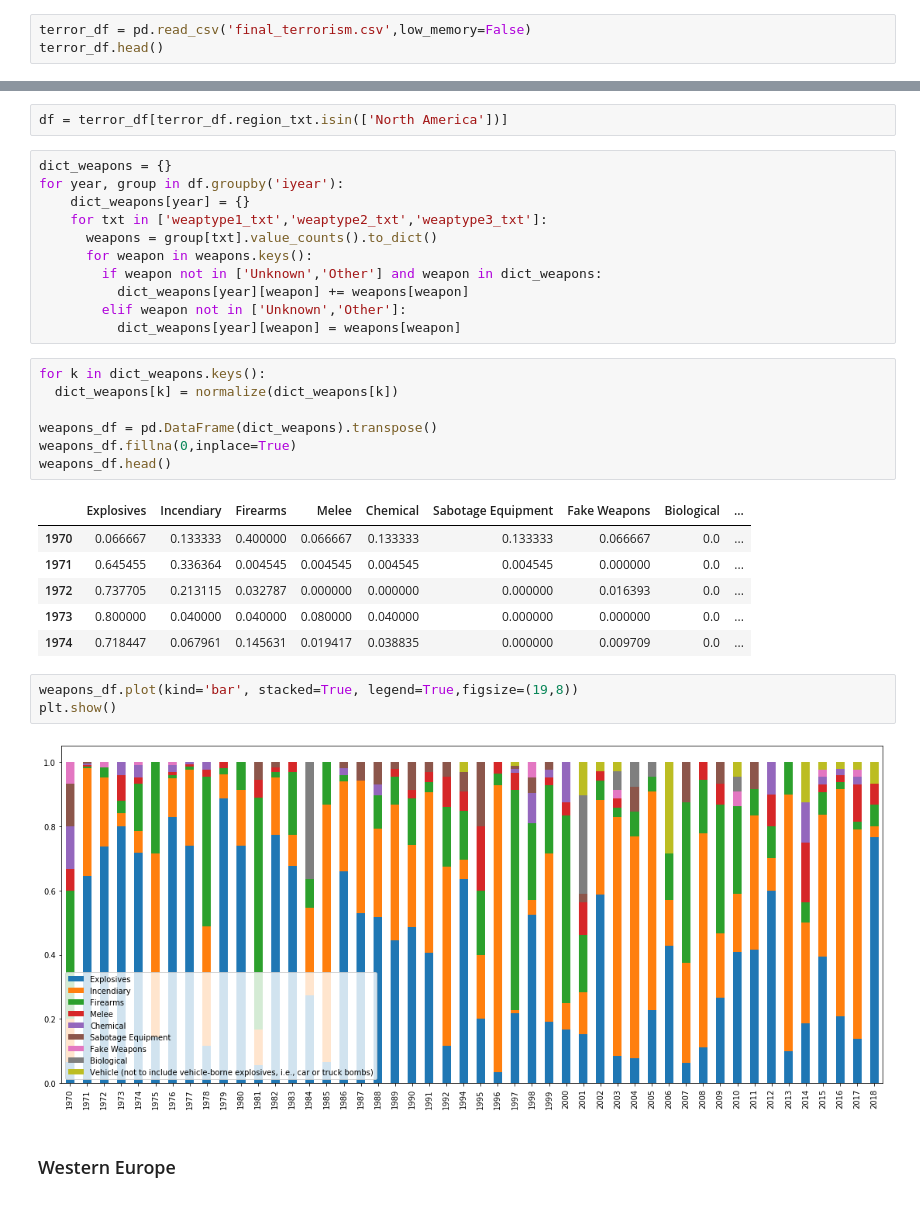
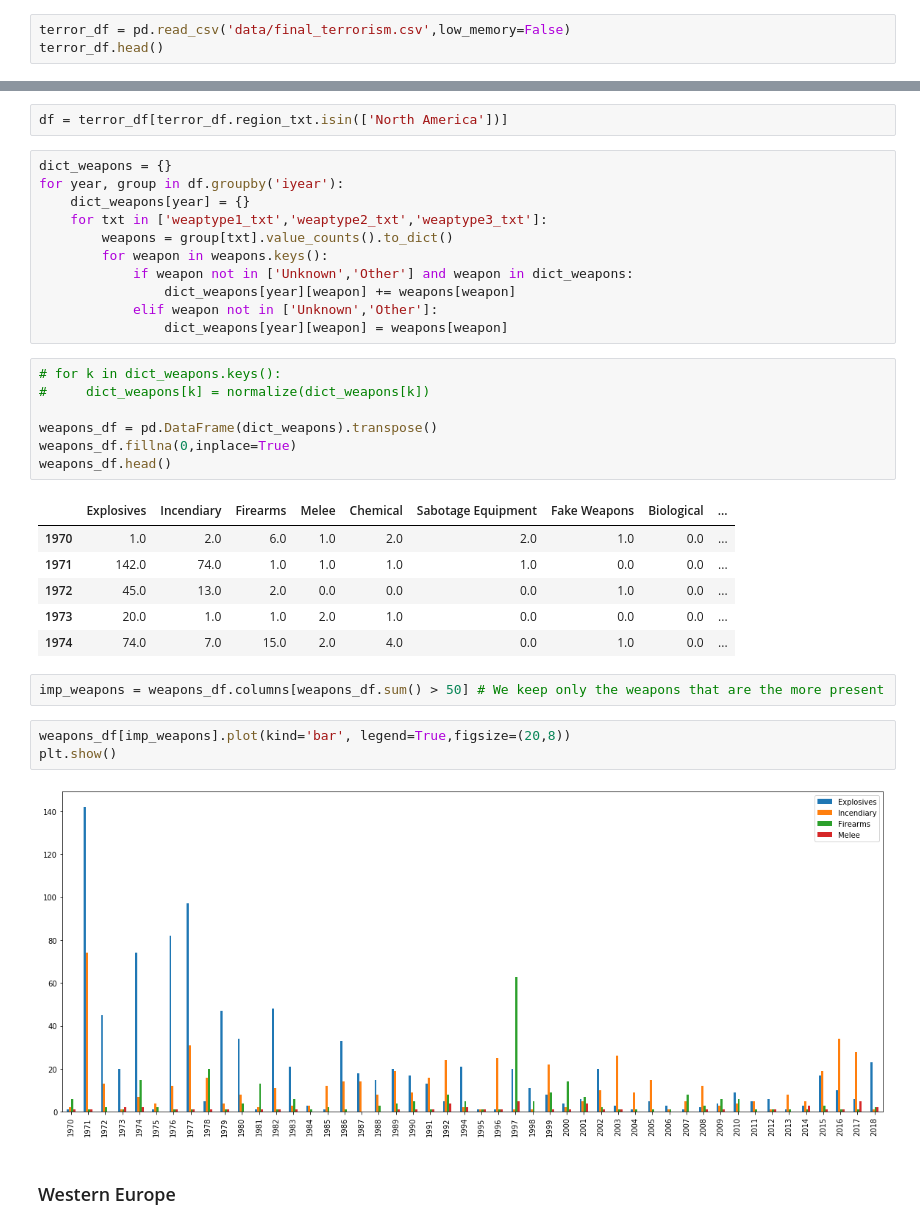
Before and after one commit to CharlesCoster/ada-project-terrorism-impact, a Jupyter notebook: part1.ipynb, the cells around one changed output, grey strips where cells are left out. Cells and saved outputs as stored; diff of their text form.

```diff
--- a/part1.ipynb
+++ b/part1.ipynb
@@ -8,5 +9,5 @@ import matplotlib.pyplot as plt
 # %%
-terror_df = pd.read_csv('final_terrorism.csv',low_memory=False)
+terror_df = pd.read_csv('data/final_terrorism.csv',low_memory=False)
 terror_df.head()
 # %% [output]
 |  | eventid | iyear | imonth | iday | country_txt | city | region_txt | attacktype1_txt | ... |
@@ -91,31 +84,33 @@ dict_weapons = {}
 for year, group in df.groupby('iyear'):
     dict_weapons[year] = {}
     for txt in ['weaptype1_txt','weaptype2_txt','weaptype3_txt']:
-      weapons = group[txt].value_counts().to_dict()
-      for weapon in weapons.keys():
-        if weapon not in ['Unknown','Other'] and weapon in dict_weapons:
-          dict_weapons[year][weapon] += weapons[weapon]
-        elif weapon not in ['Unknown','Other']:
-          dict_weapons[year][weapon] = weapons[weapon]
+        weapons = group[txt].value_counts().to_dict()
+        for weapon in weapons.keys():
+            if weapon not in ['Unknown','Other'] and weapon in dict_weapons:
+                dict_weapons[year][weapon] += weapons[weapon]
+            elif weapon not in ['Unknown','Other']:
+                dict_weapons[year][weapon] = weapons[weapon]
 # %%
-for k in dict_weapons.keys():
-  dict_weapons[k] = normalize(dict_weapons[k])
+# for k in dict_weapons.keys():
+#     dict_weapons[k] = normalize(dict_weapons[k])
 
 weapons_df = pd.DataFrame(dict_weapons).transpose()
 weapons_df.fillna(0,inplace=True)
 weapons_df.head()
 # %% [output]
 |  | Explosives | Incendiary | Firearms | Melee | Chemical | Sabotage Equipment | Fake Weapons | Biological | ... |
-| 1970 | 0.066667 | 0.133333 | 0.400000 | 0.066667 | 0.133333 | 0.133333 | 0.066667 | 0.0 | ... |
-| 1971 | 0.645455 | 0.336364 | 0.004545 | 0.004545 | 0.004545 | 0.004545 | 0.000000 | 0.0 | ... |
-| 1972 | 0.737705 | 0.213115 | 0.032787 | 0.000000 | 0.000000 | 0.000000 | 0.016393 | 0.0 | ... |
-| 1973 | 0.800000 | 0.040000 | 0.040000 | 0.080000 | 0.040000 | 0.000000 | 0.000000 | 0.0 | ... |
-| 1974 | 0.718447 | 0.067961 | 0.145631 | 0.019417 | 0.038835 | 0.000000 | 0.009709 | 0.0 | ... |
+| 1970 | 1.0 | 2.0 | 6.0 | 1.0 | 2.0 | 2.0 | 1.0 | 0.0 | ... |
+| 1971 | 142.0 | 74.0 | 1.0 | 1.0 | 1.0 | 1.0 | 0.0 | 0.0 | ... |
+| 1972 | 45.0 | 13.0 | 2.0 | 0.0 | 0.0 | 0.0 | 1.0 | 0.0 | ... |
+| 1973 | 20.0 | 1.0 | 1.0 | 2.0 | 1.0 | 0.0 | 0.0 | 0.0 | ... |
+| 1974 | 74.0 | 7.0 | 15.0 | 2.0 | 4.0 | 0.0 | 1.0 | 0.0 | ... |
+# %%
+imp_weapons = weapons_df.columns[weapons_df.sum() > 50] # We keep only the weapons that are the more present
 # %%
-weapons_df.plot(kind='bar', stacked=True, legend=True,figsize=(19,8))
+weapons_df[imp_weapons].plot(kind='bar', legend=True,figsize=(20,8))
 plt.show()
 # %% [output]
-[figure, old version]
+[figure, new version]
 # %% [markdown]
 ### Western Europe
 # %%
```
Also changed, not shown: parts of 42 cells of this notebook.
